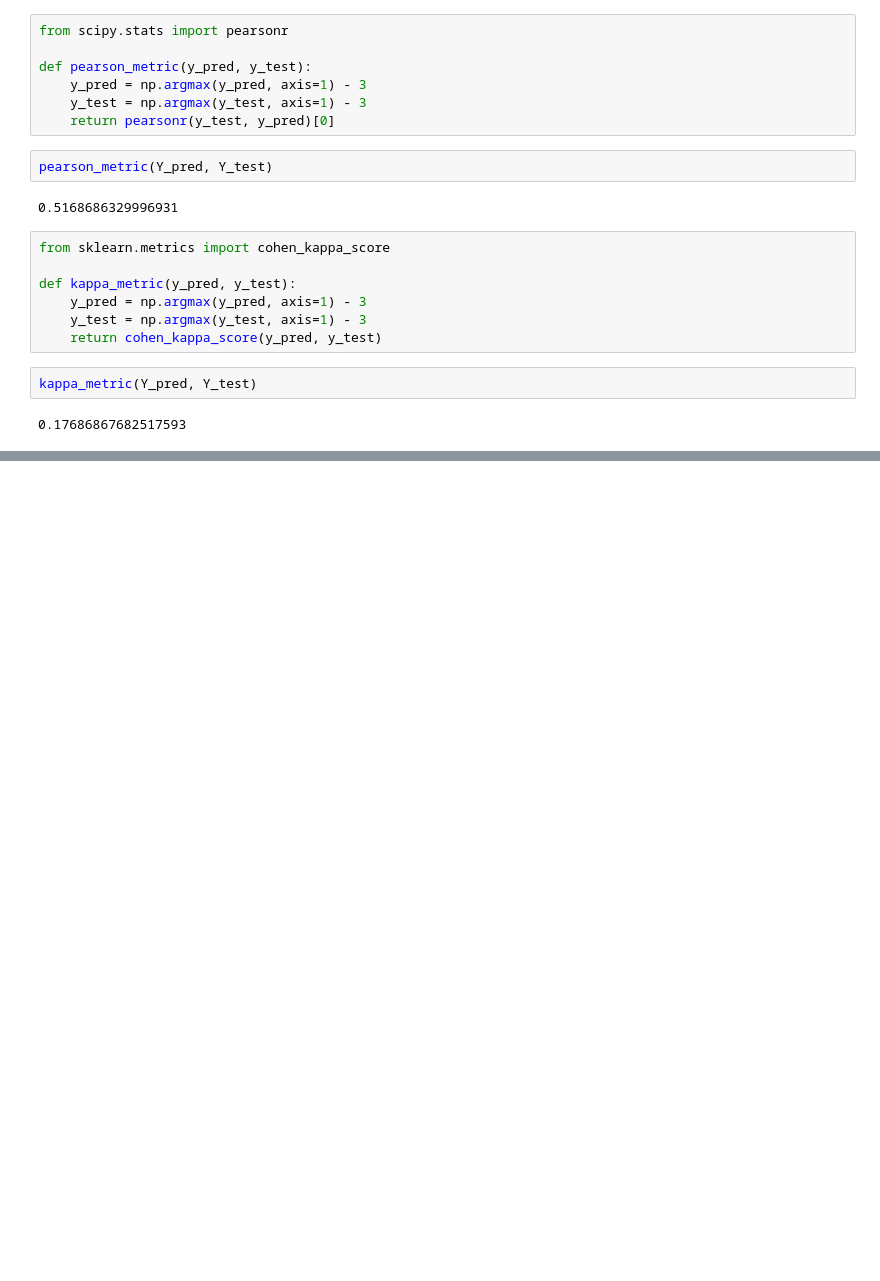
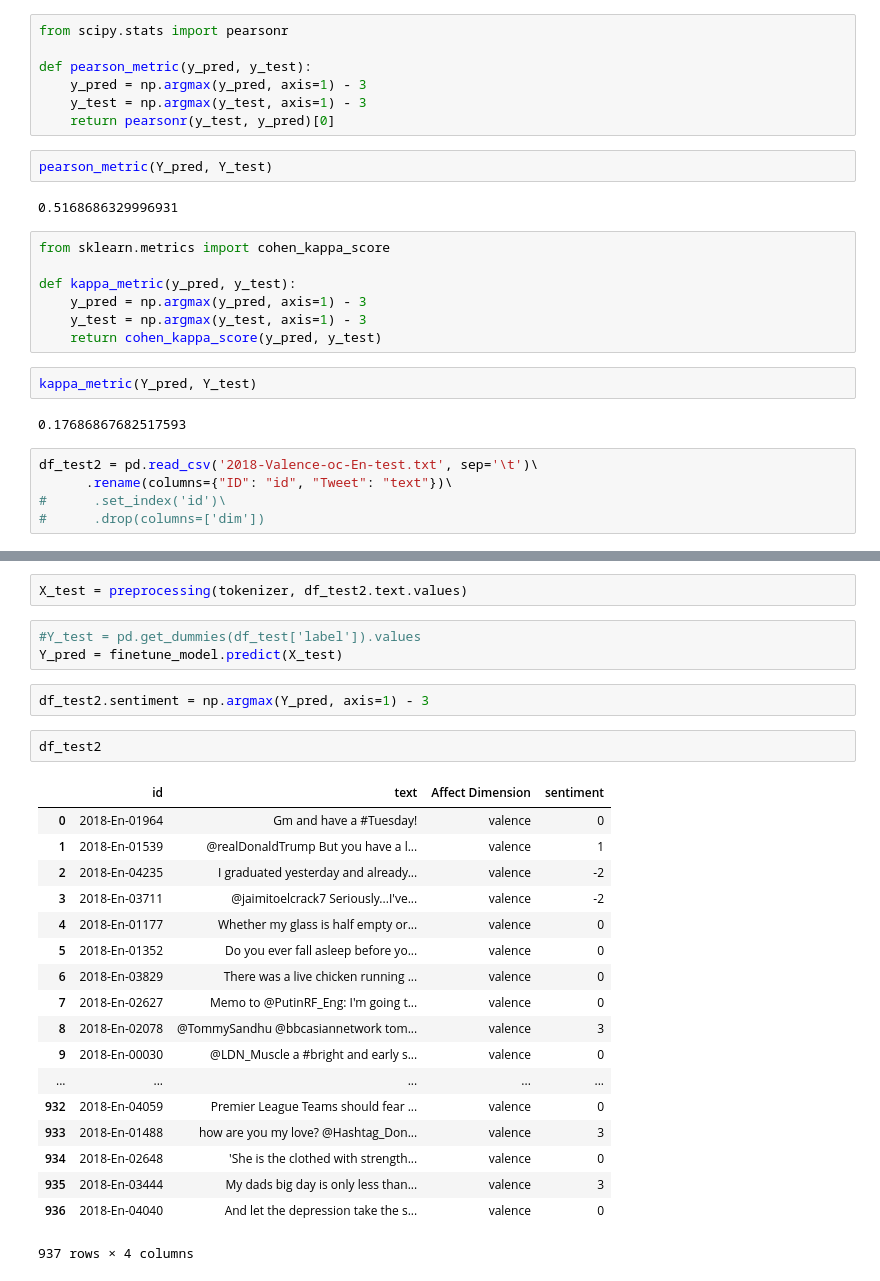
Before and after one commit to christianxufr/tweet-classification, a Jupyter notebook: TP1-Paul/TP1.ipynb, the cells around one changed output, grey strips where cells are left out. Cells and saved outputs as stored; diff of their text form; blank space fills up the shorter version.

```diff
--- a/TP1-Paul/TP1.ipynb
+++ b/TP1-Paul/TP1.ipynb
@@ -244,3 +255,8 @@ def kappa_metric(y_pred, y_test):
 kappa_metric(Y_pred, Y_test)
 # %% [output]
 0.17686867682517593
+# %%
+df_test2 = pd.read_csv('2018-Valence-oc-En-test.txt', sep='\t')\
+      .rename(columns={"ID": "id", "Tweet": "text"})\
+#      .set_index('id')\
+#      .drop(columns=['dim'])
@@ -246,0 +272,28 @@ kappa_metric(Y_pred, Y_test)
+# %%
+X_test = preprocessing(tokenizer, df_test2.text.values)
+# %%
+#Y_test = pd.get_dummies(df_test['label']).values
+Y_pred = finetune_model.predict(X_test)
+# %%
+df_test2.sentiment = np.argmax(Y_pred, axis=1) - 3
+# %%
+df_test2
+# %% [output]
+|  | id | text | Affect Dimension | sentiment |
+| 0 | 2018-En-01964 | Gm and have a #Tuesday! | valence | 0 |
+| 1 | 2018-En-01539 | @realDonaldTrump But you have a l... | valence | 1 |
+| 2 | 2018-En-04235 | I graduated yesterday and already... | valence | -2 |
+| 3 | 2018-En-03711 | @jaimitoelcrack7 Seriously...I've... | valence | -2 |
+| 4 | 2018-En-01177 | Whether my glass is half empty or... | valence | 0 |
+| 5 | 2018-En-01352 | Do you ever fall asleep before yo... | valence | 0 |
+| 6 | 2018-En-03829 | There was a live chicken running ... | valence | 0 |
+| 7 | 2018-En-02627 | Memo to @PutinRF_Eng: I'm going t... | valence | 0 |
+| 8 | 2018-En-02078 | @TommySandhu @bbcasiannetwork tom... | valence | 3 |
+| 9 | 2018-En-00030 | @LDN_Muscle a #bright and early s... | valence | 0 |
+| ... | ... | ... | ... | ... |
+| 932 | 2018-En-04059 | Premier League Teams should fear ... | valence | 0 |
+| 933 | 2018-En-01488 | how are you my love? @Hashtag_Don... | valence | 3 |
+| 934 | 2018-En-02648 | 'She is the clothed with strength... | valence | 0 |
+| 935 | 2018-En-03444 | My dads big day is only less than... | valence | 3 |
+| 936 | 2018-En-04040 | And let the depression take the s... | valence | 0 |
+937 rows × 4 columns
```
Also changed, not shown: parts of 14 cells of this notebook, 2 other files.
